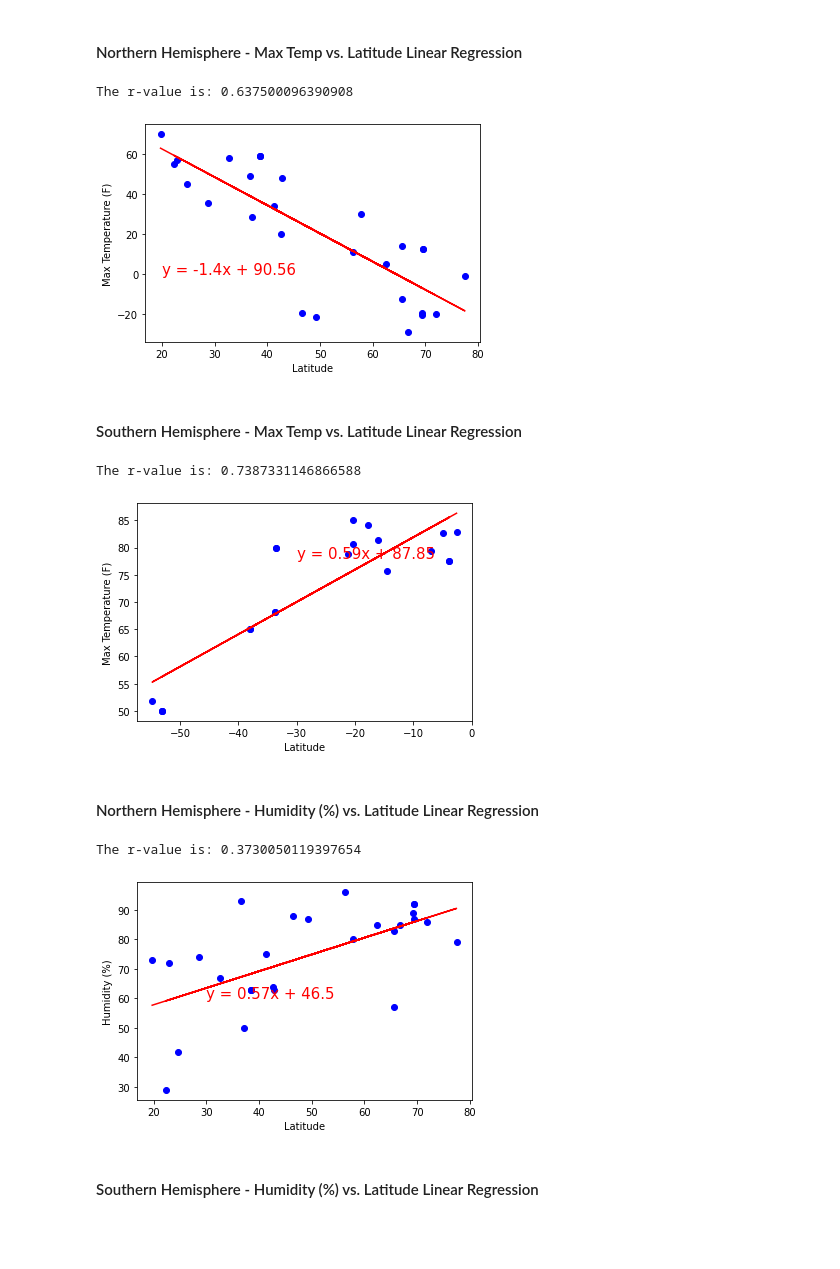
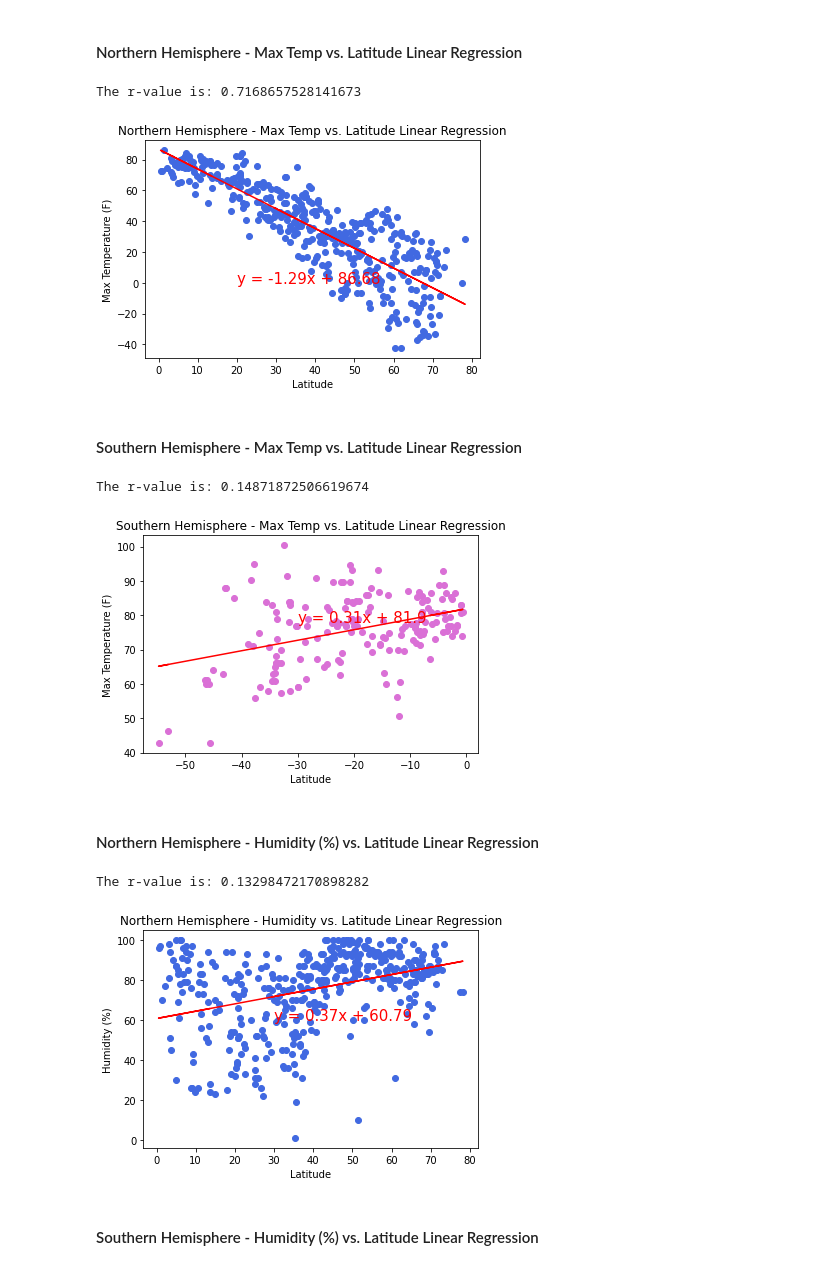
Before and after one commit to SwobabikaJena/python-api-challenge, a Jupyter notebook: WeatherPy/WeatherPy_Solved.ipynb, the cells around one changed output. Cells and saved outputs as stored; diff of their text form; code cells hidden in the pictures; blank space fills up the shorter version.

```diff
--- a/WeatherPy/WeatherPy_Solved.ipynb
+++ b/WeatherPy/WeatherPy_Solved.ipynb
@@ -15,8 +15,8 @@ from config import (gkey,weather_api_key)
 # %% [markdown]
 ## Generate Cities List
 # %%
-lat= np.random.uniform(-90, 90, 50)
-lng= np.random.uniform(-180, 180, 50)
+lat= np.random.uniform(-90, 90, 1500)
+lng= np.random.uniform(-180, 180, 1500)
 lat_lng = list(zip(lat,lng))
 #print(lat_lng)
 
@@ -27,7 +27,8 @@ lng=[]
 for coordinate in lat_lng:
     city = citipy.nearest_city(coordinate[0],coordinate[1]).city_name
     #print(city)
-    city_list.append(city)
+    if city not in city_list:
+        city_list.append(city)
 
-print(city_list)
+print(len(city_list))
 # %% [output]
@@ -305,16 +269,18 @@ y_values=NH_data['Max temp']
 (slope, intercept, rvalue, pvalue, stderr) = linregress(x_values, y_values)
 regress_values = x_values * slope + intercept
 line_eq = "y = " + str(round(slope,2)) + "x + " + str(round(intercept,2))
-plt.scatter(x_values,y_values,marker ="o",c="blue")
+plt.scatter(x_values,y_values,marker ="o",c="royalblue")
 plt.plot(x_values,regress_values,"r-")
 plt.annotate(line_eq,(20,0),fontsize=15,color="red")
 plt.xlabel('Latitude')
 plt.ylabel('Max Temperature (F)')
+plt.title ('Northern Hemisphere - Max Temp vs. Latitude Linear Regression')
+plt.savefig("Output/NH_LatVsTemp.png")
 print(f"The r-value is: {rvalue**2}")
 plt.show()
 # %% [output]
-The r-value is: 0.637500096390908
+The r-value is: 0.7168657528141673
-[figure, old version]
+[figure, new version]
 # %% [markdown]
 ####  Southern Hemisphere - Max Temp vs. Latitude Linear Regression
 # %%
@@ -323,34 +289,38 @@ y_values=SH_data['Max temp']
 (slope, intercept, rvalue, pvalue, stderr) = linregress(x_values, y_values)
 regress_values = x_values * slope + intercept
 line_eq = "y = " + str(round(slope,2)) + "x + " + str(round(intercept,2))
-plt.scatter(x_values,y_values,marker ="o",c="blue")
+plt.scatter(x_values,y_values,marker ="o",c="orchid")
 plt.plot(x_values,regress_values,"r-")
 plt.annotate(line_eq,(-30,78),fontsize=15,color="red")
 plt.xlabel('Latitude')
 plt.ylabel('Max Temperature (F)')
+plt.title ('Southern Hemisphere - Max Temp vs. Latitude Linear Regression')
+plt.savefig("Output/SH_LatVsTemp.png")
 print(f"The r-value is: {rvalue**2}")
 plt.show()
 # %% [output]
-The r-value is: 0.7387331146866588
+The r-value is: 0.14871872506619674
-[figure, old version]
+[figure, new version]
 # %% [markdown]
 ####  Northern Hemisphere - Humidity (%) vs. Latitude Linear Regression
 # %%
 x_values=NH_data['Lat']
 y_values=NH_data['Humidity']
 (slope, intercept, rvalue, pvalue, stderr) = linregress(x_values, y_values)
 regress_values = x_values * slope + intercept
 line_eq = "y = " + str(round(slope,2)) + "x + " + str(round(intercept,2))
-plt.scatter(x_values,y_values,marker ="o",c="blue")
+plt.scatter(x_values,y_values,marker ="o",c="royalblue")
 plt.plot(x_values,regress_values,"r-")
 plt.annotate(line_eq,(30,60),fontsize=15,color="red")
 plt.xlabel('Latitude')
 plt.ylabel('Humidity (%)')
+plt.title ('Northern Hemisphere - Humidity vs. Latitude Linear Regression')
+plt.savefig("NH_LatVsHumidity.png")
 print(f"The r-value is: {rvalue**2}")
 plt.show()
 # %% [output]
-The r-value is: 0.3730050119397654
+The r-value is: 0.13298472170898282
-[figure, old version]
+[figure, new version]
 # %% [markdown]
 ####  Southern Hemisphere - Humidity (%) vs. Latitude Linear Regression
 # %%
```
Also changed, not shown: parts of 19 cells of this notebook, 19 other files.
